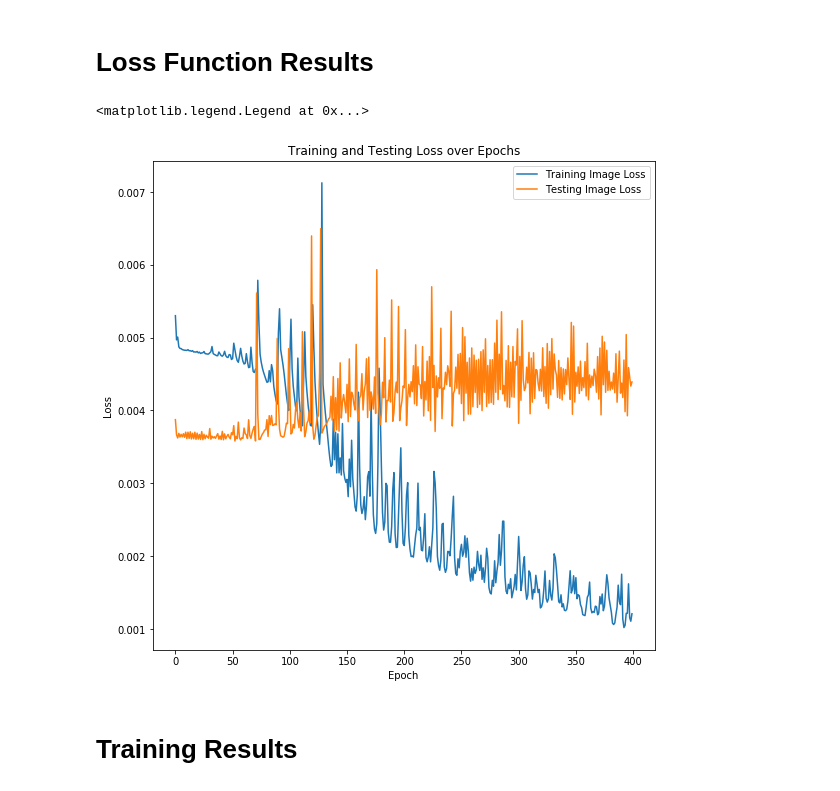
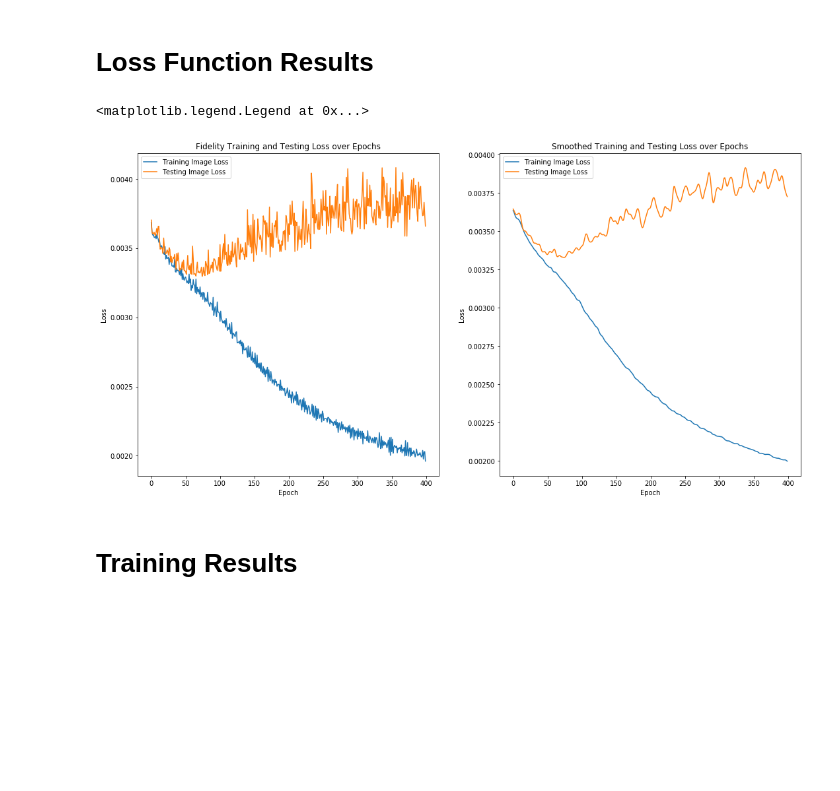
Before and after one commit to conwayjw97/Image-Colourisation-with-Deep-Learning, a Jupyter notebook: src/DeterministicConvNetCifar10.ipynb, the cells around one changed output. Saved outputs shown, nothing was run; the diff lists cells and outputs as text; code cells hidden in the pictures; blank space fills up the shorter version.

```diff
--- a/src/DeterministicConvNetCifar10.ipynb
+++ b/src/DeterministicConvNetCifar10.ipynb
@@ -3,13 +3,13 @@
 # %% [markdown]
 # Global Variables
 # %%
-IMAGE_COUNT = 100
+IMAGE_COUNT = 10000
 
 # These are starting indices, there will be 8 images shown in total
 TRAINING_IMAGE = 0
 TEST_IMAGE = 0
 
-BATCH_SIZE = 100
+BATCH_SIZE = 1000
 EPOCHS = 400
 # %% [markdown]
 # Load and Run Tensorboard (NOT WORKING)
@@ -310,16 +311,24 @@ Epoch 100/100
 # %% [markdown]
 # Loss Function Results
 # %%
-plt.figure(figsize=(9, 9))
-plt.title("Training and Testing Loss over Epochs")
+fig = plt.figure(figsize=(18, 9))
+fig.add_subplot(1,2,1)
+plt.title("Fidelity Training and Testing Loss over Epochs")
 plt.plot(total_loss, label="Training Image Loss")
 plt.plot(total_val_loss, label="Testing Image Loss")
 plt.xlabel('Epoch')
 plt.ylabel('Loss')
 plt.legend()
+fig.add_subplot(1,2,2)
+plt.title("Smoothed Training and Testing Loss over Epochs")
+plt.plot(gaussian_filter1d(total_loss, sigma=2), label="Training Image Loss")
+plt.plot(gaussian_filter1d(total_val_loss, sigma=2), label="Testing Image Loss")
+plt.xlabel('Epoch')
+plt.ylabel('Loss')
+plt.legend()
 # %% [output]
 <matplotlib.legend.Legend at 0x...>
-[figure, old version]
+[figure, new version]
 # %% [markdown]
 # Training Results
 # %%
```
Also changed, not shown: parts of 7 cells of this notebook.
